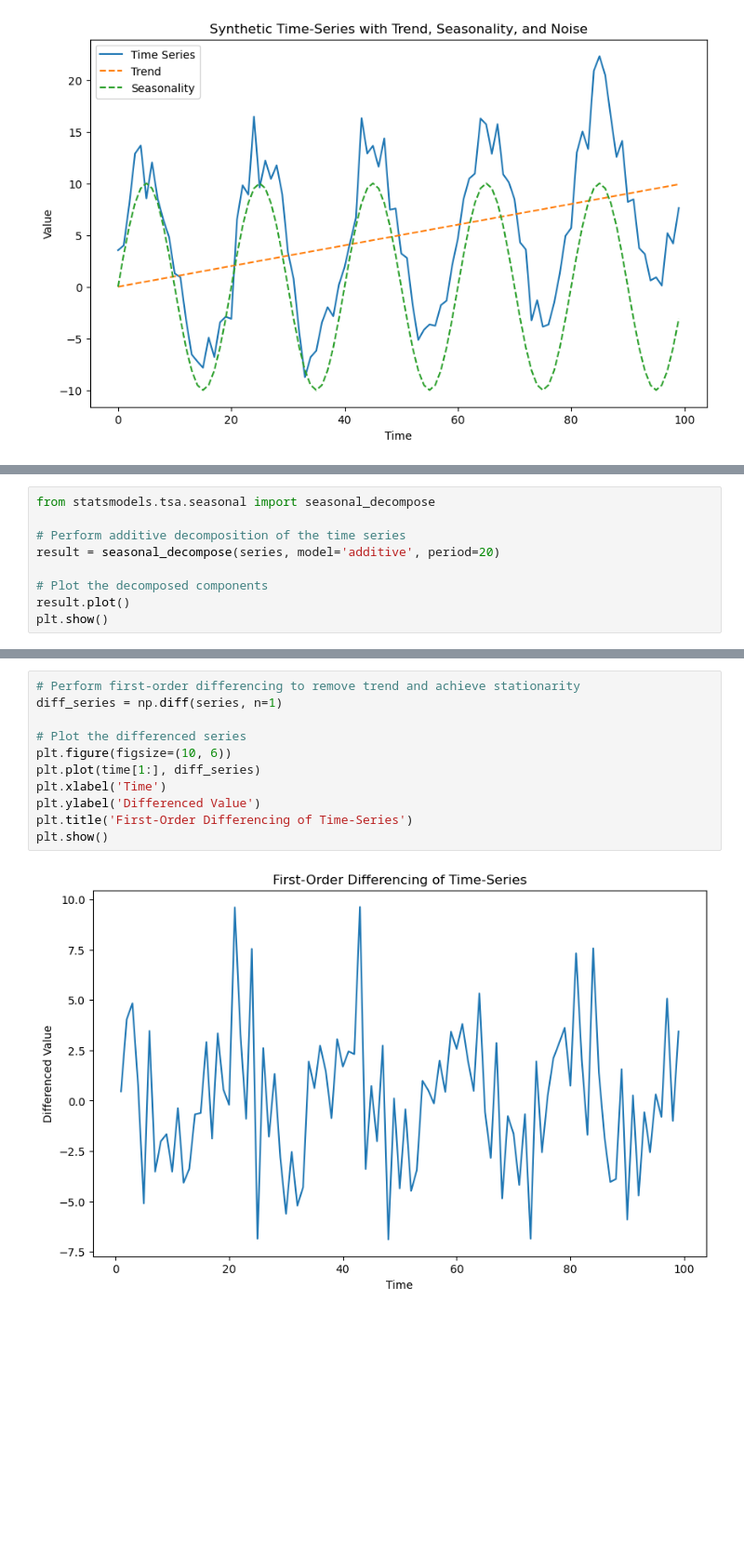
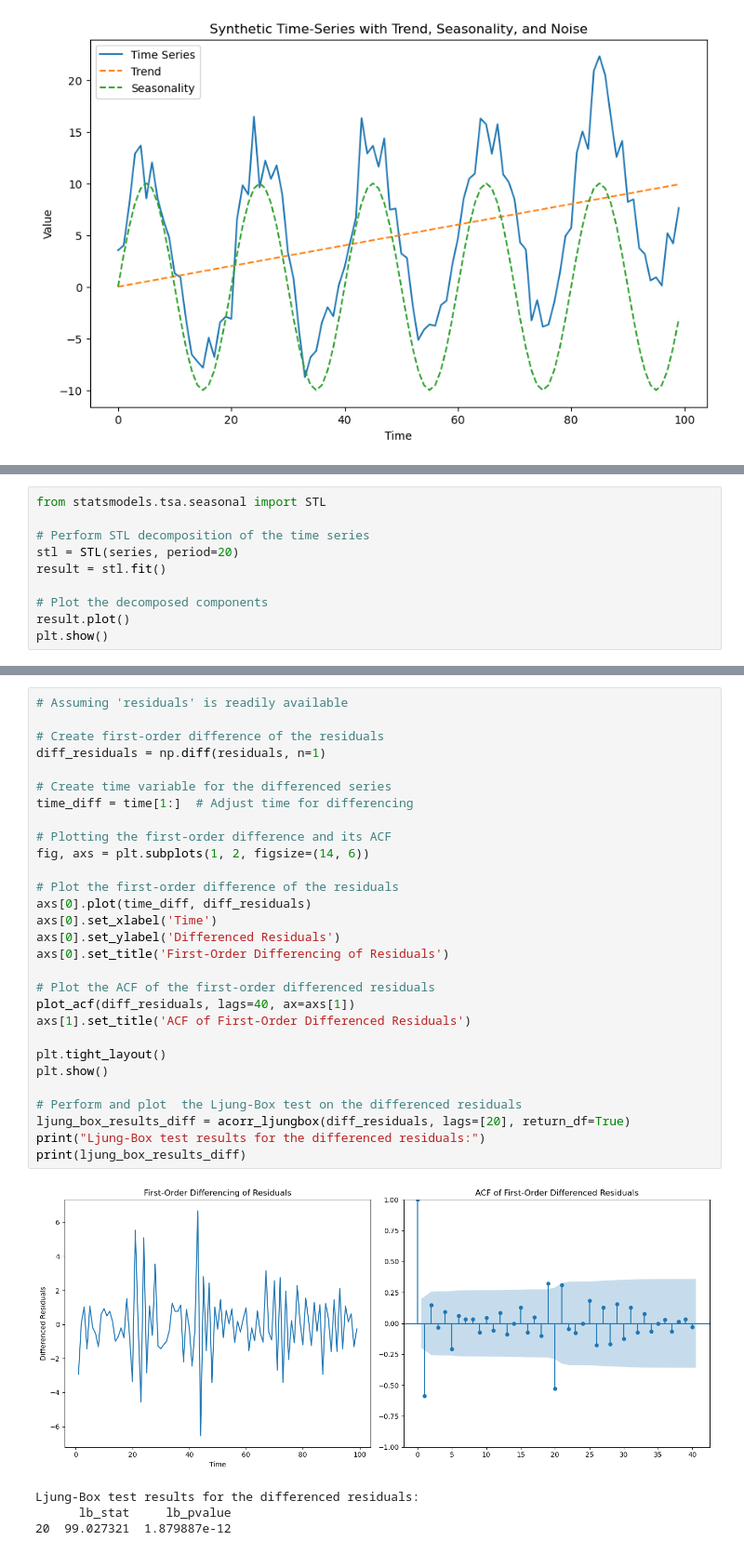
Before and after one commit to vmpreciado/ESE538, a Jupyter notebook: Time_Series_Analysis_Intro.ipynb, the cells around one changed output, grey strips where cells are left out. Shown: that part at 93% size. Cells and saved outputs as stored; diff of their text form; blank space fills up the shorter version.

```diff
--- a/Time_Series_Analysis_Intro.ipynb
+++ b/Time_Series_Analysis_Intro.ipynb
@@ -51,8 +40,9 @@ plt.show()
 # %%
-from statsmodels.tsa.seasonal import seasonal_decompose
+from statsmodels.tsa.seasonal import STL
 
-# Perform additive decomposition of the time series
-result = seasonal_decompose(series, model='additive', period=20)
+# Perform STL decomposition of the time series
+stl = STL(series, period=20)
+result = stl.fit()
 
 # Plot the decomposed components
 result.plot()
@@ -74,13 +90,34 @@ p-value: 0.8859515709418133
 # %%
-# Perform first-order differencing to remove trend and achieve stationarity
-diff_series = np.diff(series, n=1)
+# Assuming 'residuals' is readily available
 
-# Plot the differenced series
-plt.figure(figsize=(10, 6))
-plt.plot(time[1:], diff_series)
-plt.xlabel('Time')
-plt.ylabel('Differenced Value')
-plt.title('First-Order Differencing of Time-Series')
+# Create first-order difference of the residuals
+diff_residuals = np.diff(residuals, n=1)
+
+# Create time variable for the differenced series
+time_diff = time[1:]  # Adjust time for differencing
+
+# Plotting the first-order difference and its ACF
+fig, axs = plt.subplots(1, 2, figsize=(14, 6))
+
+# Plot the first-order difference of the residuals
+axs[0].plot(time_diff, diff_residuals)
+axs[0].set_xlabel('Time')
+axs[0].set_ylabel('Differenced Residuals')
+axs[0].set_title('First-Order Differencing of Residuals')
+
+# Plot the ACF of the first-order differenced residuals
+plot_acf(diff_residuals, lags=40, ax=axs[1])
+axs[1].set_title('ACF of First-Order Differenced Residuals')
+
+plt.tight_layout()
 plt.show()
+
+# Perform and plot  the Ljung-Box test on the differenced residuals
+ljung_box_results_diff = acorr_ljungbox(diff_residuals, lags=[20], return_df=True)
+print("Ljung-Box test results for the differenced residuals:")
+print(ljung_box_results_diff)
 # %% [output]
-[figure, old version]
+[figure, new version]
+Ljung-Box test results for the differenced residuals:
+      lb_stat     lb_pvalue
+20  99.027321  1.879887e-12
```
Also changed, not shown: parts of 4 cells of this notebook.
